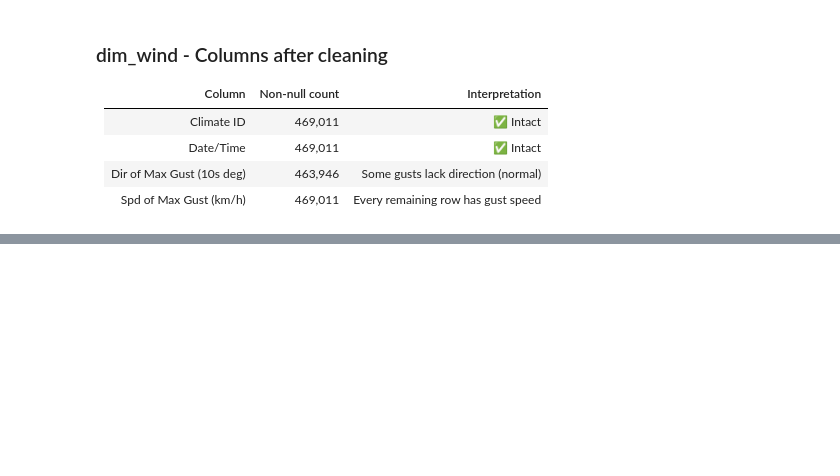
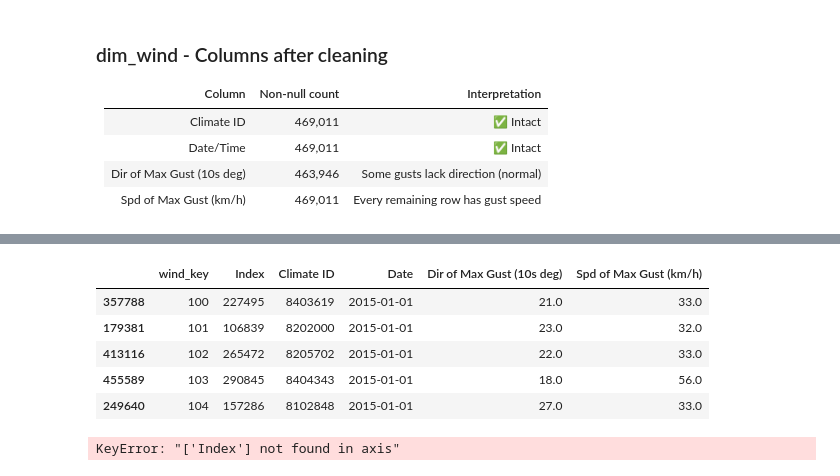
Before and after one commit to w0514508/NSCCProject-TeamCharlie, a Jupyter notebook: scripts/python/Yashaswi/TempEDAwithnulls.ipynb, the cells around one changed output, grey strips where cells are left out. Cells and saved outputs as stored; diff of their text form; code cells hidden in the pictures; blank space fills up the shorter version.

```diff
--- a/scripts/python/Yashaswi/TempEDAwithnulls.ipynb
+++ b/scripts/python/Yashaswi/TempEDAwithnulls.ipynb
@@ -626,3 +803,12 @@ Data columns (total 4 columns):
  3   Spd of Max Gust (km/h)     469011 non-null  float64
 dtypes: float64(2), str(2)
 memory usage: 14.3 MB
+# %%
+# Convert Date column to datetime
+df_wind_clean["Date"] = pd.to_datetime(df_wind_clean["Date"])
+
+# Filter date range
+df_wind_clean = df_wind_clean[
+    (df_wind_clean["Date"] >= "2015-01-01") &
+    (df_wind_clean["Date"] <= "2026-12-31")
+]
@@ -650,0 +855,2 @@ memory usage: 17.9 MB
+# %%
+df_wind_clean = df_wind_clean[df_wind_clean["Date"] <= "2025-12-31"]
@@ -650,0 +889,19 @@ memory usage: 17.9 MB
+# %%
+df_wind_clean = df_wind_clean.sort_values(by="Date", ascending=True)
+# %%
+df_wind_clean["wind_key"] = range(100, 100 + len(df_wind_clean))
+cols = ["wind_key"] + [c for c in df_wind_clean.columns if c != "wind_key"]
+df_wind_clean = df_wind_clean[cols]
+# %%
+df_wind_clean.head()
+# %% [output]
+|  | wind_key | Index | Climate ID | Date | Dir of Max Gust (10s deg) | Spd of Max Gust (km/h) |
+| 357788 | 100 | 227495 | 8403619 | 2015-01-01 | 21.0 | 33.0 |
+| 179381 | 101 | 106839 | 8202000 | 2015-01-01 | 23.0 | 32.0 |
+| 413116 | 102 | 265472 | 8205702 | 2015-01-01 | 22.0 | 33.0 |
+| 455589 | 103 | 290845 | 8404343 | 2015-01-01 | 18.0 | 56.0 |
+| 249640 | 104 | 157286 | 8102848 | 2015-01-01 | 27.0 | 33.0 |
+# %%
+df_wind_clean = df_wind_clean.drop(columns=["Index"])
+# %% [output]
+KeyError: "['Index'] not found in axis"
```
Also changed, not shown: parts of 30 cells of this notebook, 9 other files.
